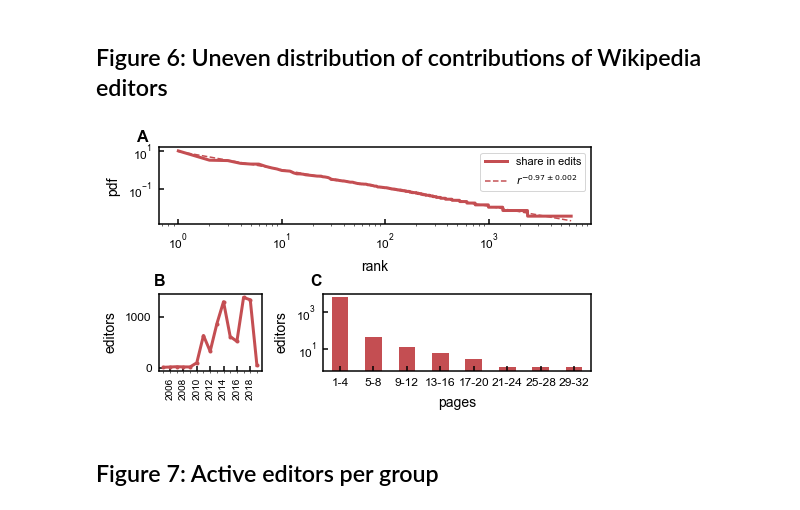
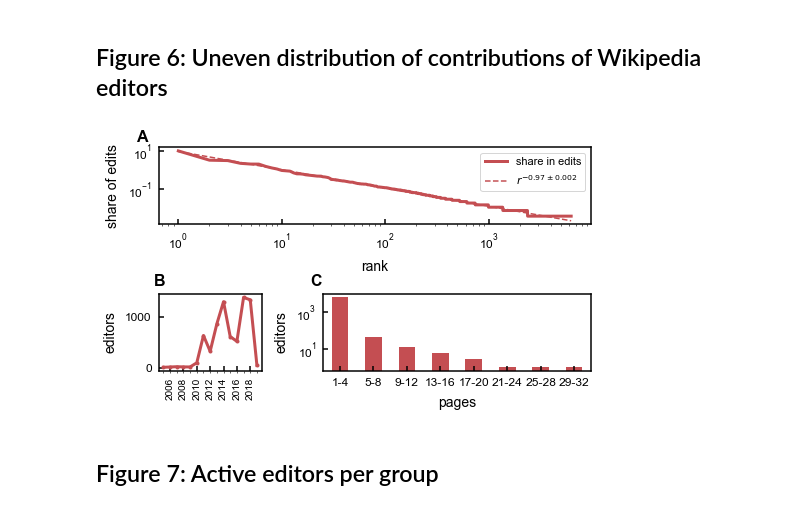
Before and after one commit to abeeryehia/cryptocurrencies-and-wikipedia, a Jupyter notebook: paper.ipynb, the cells around one changed output. Drawn from its saved outputs; the diff is of its cells as text; code cells hidden in the pictures.

```diff
--- a/paper.ipynb
+++ b/paper.ipynb
@@ -560,35 +558,35 @@ ax2.annotate('B',  xy=(-0.05, 1.1), xycoords='axes fraction',weight='bold',fonts
 StyleMyfig(ax2,'','editors',stylefonts)
 
 
 
 #################################################################################################################################
 share_in_edits.plot(ax=ax1,lw=3,color=colors[3],label='data')
 ax1.loglog(share_in_edits.index,[10**intercept_share_e*(i**slope_share_e) for i in share_in_edits.index],ls ='--',color=colors[3],
                               label='$r^{%0.2f\pm%0.3f}$'%(slope_share_e,stderr_share_e))
 ax1.set_yscale('log')
 ax1.set_xscale('log')
 ax1.legend(fontsize=stylefonts['legend_font'])
-StyleMyfig(ax1,'rank','pdf',stylefonts)
+StyleMyfig(ax1,'rank','share of edits',stylefonts)
 ax1.annotate('A',  xy=(-0.05, 1.07), xycoords='axes fraction',weight='bold',fontsize=16)
 
 ###############################################################################################################
 #################################################Figure B
 page_grouped_users_count.sort_values('user',ascending=False).plot.bar(ax=ax3,color=colors[3])
 
 ax3.set_yscale('log')
 StyleMyfig(ax3,'pages','editors',stylefonts)
 
 ax3.get_legend().remove()
 ax3.annotate('C',  xy=(-0.05, 1.1), xycoords='axes fraction',weight='bold',fontsize=16)
 ax3.set_xticklabels(xticks_to_plot_pages)
 
 axs[1].tick_params(axis='x', which='major', labelsize=stylefonts['ticks_font']-2,direction='in',pad=7,width=1.5,length=5,rotation=90)
 
 
 plt.tight_layout()
 fig.savefig('fig_6.eps',bbox_inches='tight')
 # %% [output]
-[figure, old version]
+[figure, new version]
 # %% [markdown]
 ## Figure 7: Active editors per group
 # %%
```
Also changed, not shown: parts of 3 cells of this notebook, 7 other files.
